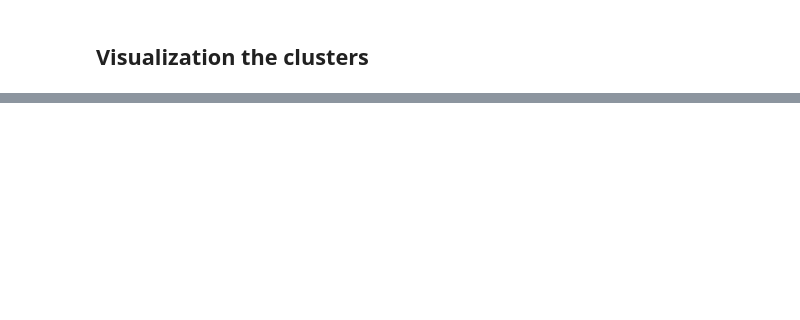
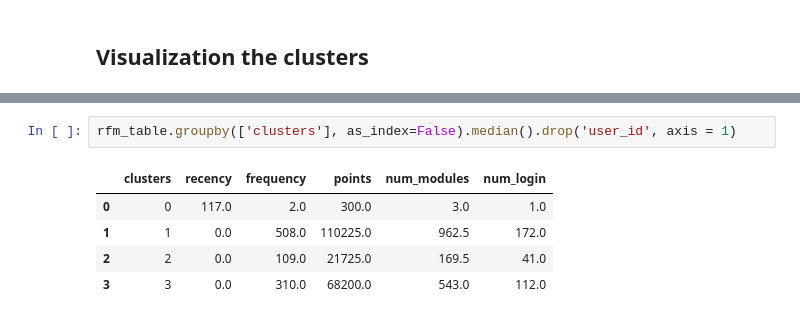
Before and after one commit to wganalytica/zogo-offer-personalization, a Jupyter notebook: User Segmentation RFM Model.ipynb, the cells around one changed output, grey strips where cells are left out. Drawn from its saved outputs; the diff is of its cells as text; blank space fills up the shorter version.

```diff
--- a/User Segmentation RFM Model.ipynb
+++ b/User Segmentation RFM Model.ipynb
@@ -167,0 +197,8 @@ py.plot(cluter_scatter, name = 'Segmentation of RRCU Users', auto_open = True)
+# %%
+rfm_table.groupby(['clusters'], as_index=False).median().drop('user_id', axis = 1)
+# %% [output]
+|  | clusters | recency | frequency | points | num_modules | num_login |
+| 0 | 0 | 117.0 | 2.0 | 300.0 | 3.0 | 1.0 |
+| 1 | 1 | 0.0 | 508.0 | 110225.0 | 962.5 | 172.0 |
+| 2 | 2 | 0.0 | 109.0 | 21725.0 | 169.5 | 41.0 |
+| 3 | 3 | 0.0 | 310.0 | 68200.0 | 543.0 | 112.0 |
```
Also changed, not shown: parts of 11 cells of this notebook.
